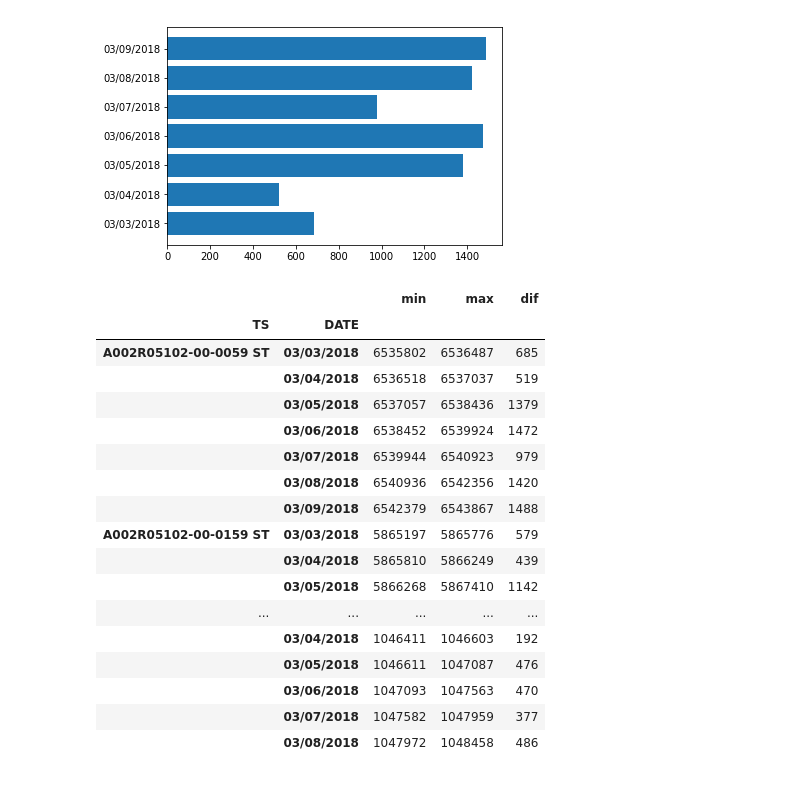
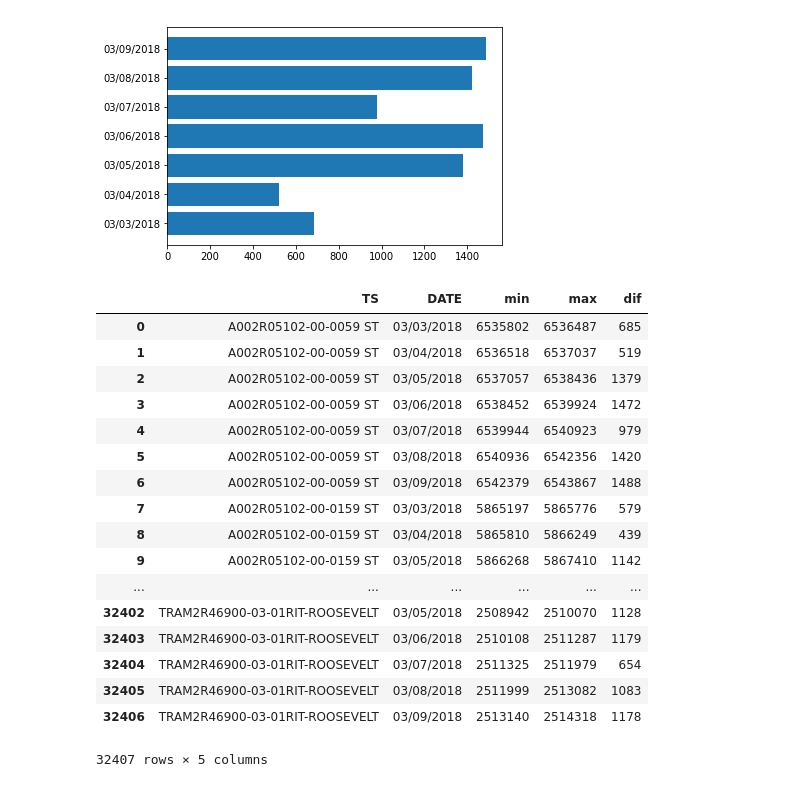
Before and after one commit to pmin91/DS_projects, a Jupyter notebook: Project1/challenges.ipynb, the cells around one changed output. Cells and saved outputs as stored; diff of their text form; code cells hidden in the pictures.

```diff
--- a/Project1/challenges.ipynb
+++ b/Project1/challenges.ipynb
@@ -160,24 +151,24 @@ plt.barh(gb_r[:7].index.levels[1], gb_r[:7]["dif"])
 # %% [output]
 <Container object of 7 artists>
 [figure]
-# %%
-gb_r.head(20)
-# %% [output]
-|  |  | min | max | dif |
-| TS | DATE |  |  |  |
-| A002R05102-00-0059 ST | 03/03/2018 | 6535802 | 6536487 | 685 |
-|  | 03/04/2018 | 6536518 | 6537037 | 519 |
-|  | 03/05/2018 | 6537057 | 6538436 | 1379 |
-|  | 03/06/2018 | 6538452 | 6539924 | 1472 |
-|  | 03/07/2018 | 6539944 | 6540923 | 979 |
-|  | 03/08/2018 | 6540936 | 6542356 | 1420 |
-|  | 03/09/2018 | 6542379 | 6543867 | 1488 |
-| A002R05102-00-0159 ST | 03/03/2018 | 5865197 | 5865776 | 579 |
-|  | 03/04/2018 | 5865810 | 5866249 | 439 |
-|  | 03/05/2018 | 5866268 | 5867410 | 1142 |
-| ... | ... | ... | ... | ... |
-|  | 03/04/2018 | 1046411 | 1046603 | 192 |
-|  | 03/05/2018 | 1046611 | 1047087 | 476 |
-|  | 03/06/2018 | 1047093 | 1047563 | 470 |
-|  | 03/07/2018 | 1047582 | 1047959 | 377 |
-|  | 03/08/2018 | 1047972 | 1048458 | 486 |
+# %%
+gb_r.reset_index()
+# %% [output]
+|  | TS | DATE | min | max | dif |
+| 0 | A002R05102-00-0059 ST | 03/03/2018 | 6535802 | 6536487 | 685 |
+| 1 | A002R05102-00-0059 ST | 03/04/2018 | 6536518 | 6537037 | 519 |
+| 2 | A002R05102-00-0059 ST | 03/05/2018 | 6537057 | 6538436 | 1379 |
+| 3 | A002R05102-00-0059 ST | 03/06/2018 | 6538452 | 6539924 | 1472 |
+| 4 | A002R05102-00-0059 ST | 03/07/2018 | 6539944 | 6540923 | 979 |
+| 5 | A002R05102-00-0059 ST | 03/08/2018 | 6540936 | 6542356 | 1420 |
+| 6 | A002R05102-00-0059 ST | 03/09/2018 | 6542379 | 6543867 | 1488 |
+| 7 | A002R05102-00-0159 ST | 03/03/2018 | 5865197 | 5865776 | 579 |
+| 8 | A002R05102-00-0159 ST | 03/04/2018 | 5865810 | 5866249 | 439 |
+| 9 | A002R05102-00-0159 ST | 03/05/2018 | 5866268 | 5867410 | 1142 |
+| ... | ... | ... | ... | ... | ... |
+| 32402 | TRAM2R46900-03-01RIT-ROOSEVELT | 03/05/2018 | 2508942 | 2510070 | 1128 |
+| 32403 | TRAM2R46900-03-01RIT-ROOSEVELT | 03/06/2018 | 2510108 | 2511287 | 1179 |
+| 32404 | TRAM2R46900-03-01RIT-ROOSEVELT | 03/07/2018 | 2511325 | 2511979 | 654 |
+| 32405 | TRAM2R46900-03-01RIT-ROOSEVELT | 03/08/2018 | 2511999 | 2513082 | 1083 |
+| 32406 | TRAM2R46900-03-01RIT-ROOSEVELT | 03/09/2018 | 2513140 | 2514318 | 1178 |
+32407 rows × 5 columns
```
Also changed, not shown: parts of 5 cells of this notebook.
